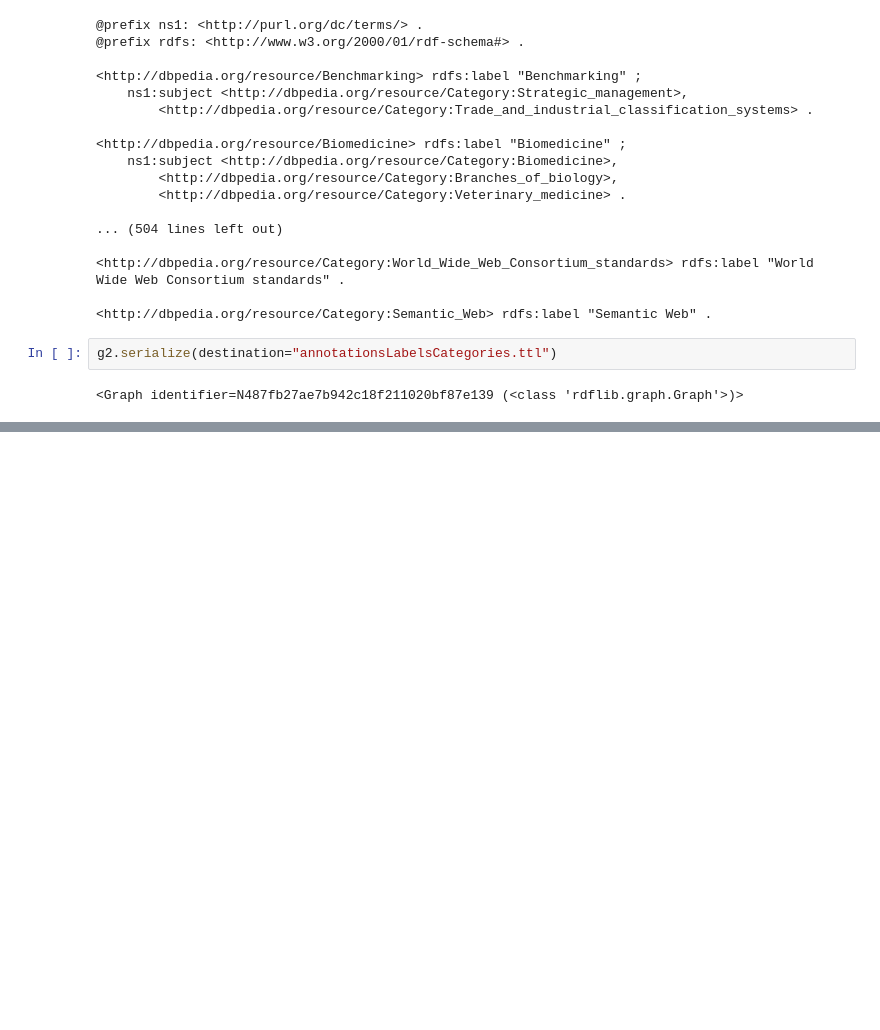
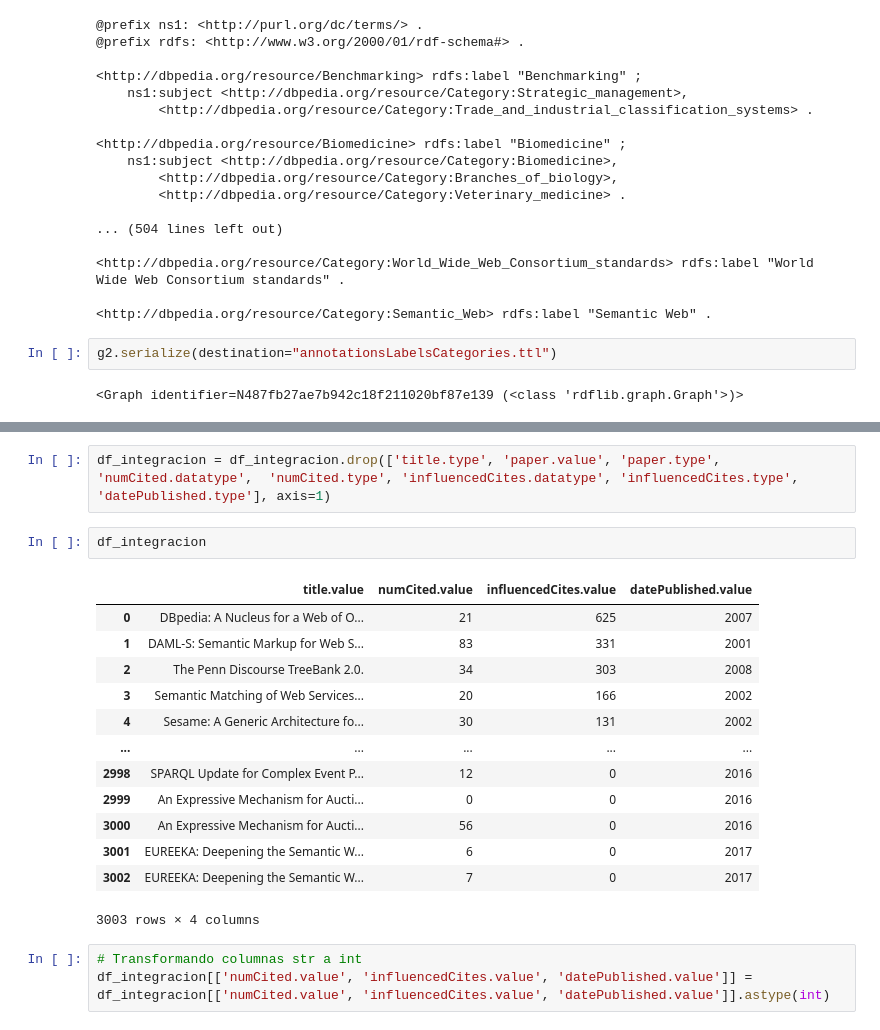
Before and after one commit to juanyanza11/Consumo-enriquecimiento-y-visualizaci-n-SKG, a Jupyter notebook: Proy-BIM2.ipynb, the cells around one changed output, grey strips where cells are left out. Saved outputs shown, nothing was run; the diff lists cells and outputs as text; blank space fills up the shorter version.

```diff
--- a/Proy-BIM2.ipynb
+++ b/Proy-BIM2.ipynb
@@ -487,0 +506,21 @@ g2.serialize(destination="annotationsLabelsCategories.ttl")
+# %%
+df_integracion = df_integracion.drop(['title.type', 'paper.value', 'paper.type', 'numCited.datatype',  'numCited.type', 'influencedCites.datatype', 'influencedCites.type', 'datePublished.type'], axis=1)
+# %%
+df_integracion
+# %% [output]
+|  | title.value | numCited.value | influencedCites.value | datePublished.value |
+| 0 | DBpedia: A Nucleus for a Web of O... | 21 | 625 | 2007 |
+| 1 | DAML-S: Semantic Markup for Web S... | 83 | 331 | 2001 |
+| 2 | The Penn Discourse TreeBank 2.0. | 34 | 303 | 2008 |
+| 3 | Semantic Matching of Web Services... | 20 | 166 | 2002 |
+| 4 | Sesame: A Generic Architecture fo... | 30 | 131 | 2002 |
+| ... | ... | ... | ... | ... |
+| 2998 | SPARQL Update for Complex Event P... | 12 | 0 | 2016 |
+| 2999 | An Expressive Mechanism for Aucti... | 0 | 0 | 2016 |
+| 3000 | An Expressive Mechanism for Aucti... | 56 | 0 | 2016 |
+| 3001 | EUREEKA: Deepening the Semantic W... | 6 | 0 | 2017 |
+| 3002 | EUREEKA: Deepening the Semantic W... | 7 | 0 | 2017 |
+3003 rows × 4 columns
+# %%
+# Transformando columnas str a int
+df_integracion[['numCited.value', 'influencedCites.value', 'datePublished.value']] = df_integracion[['numCited.value', 'influencedCites.value', 'datePublished.value']].astype(int)
```
Also changed, not shown: parts of 8 cells of this notebook, 1 other file.
